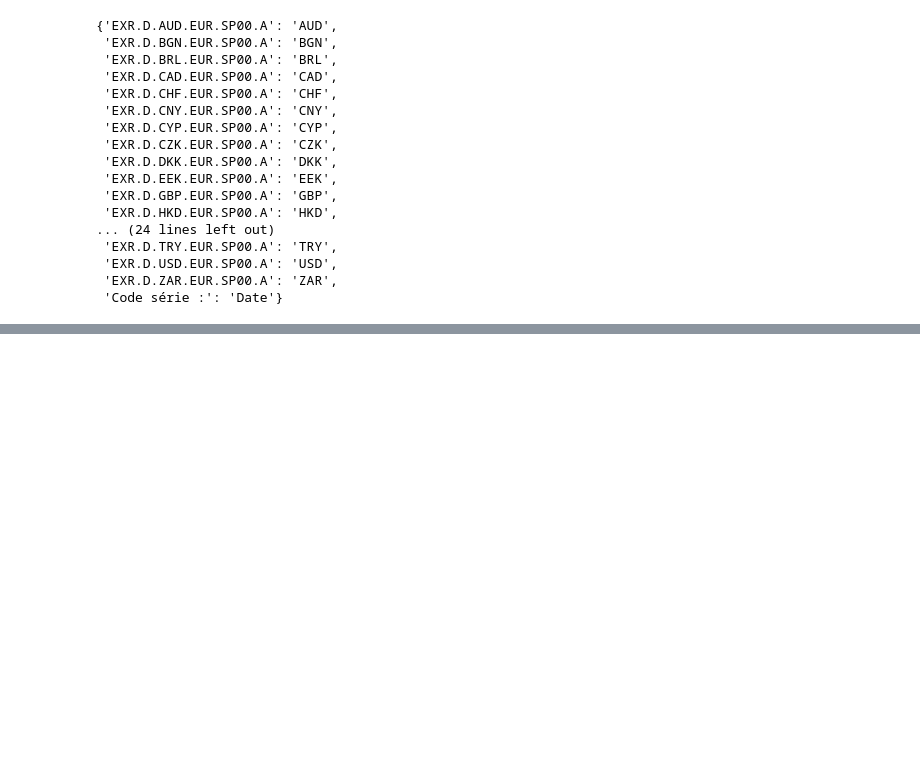
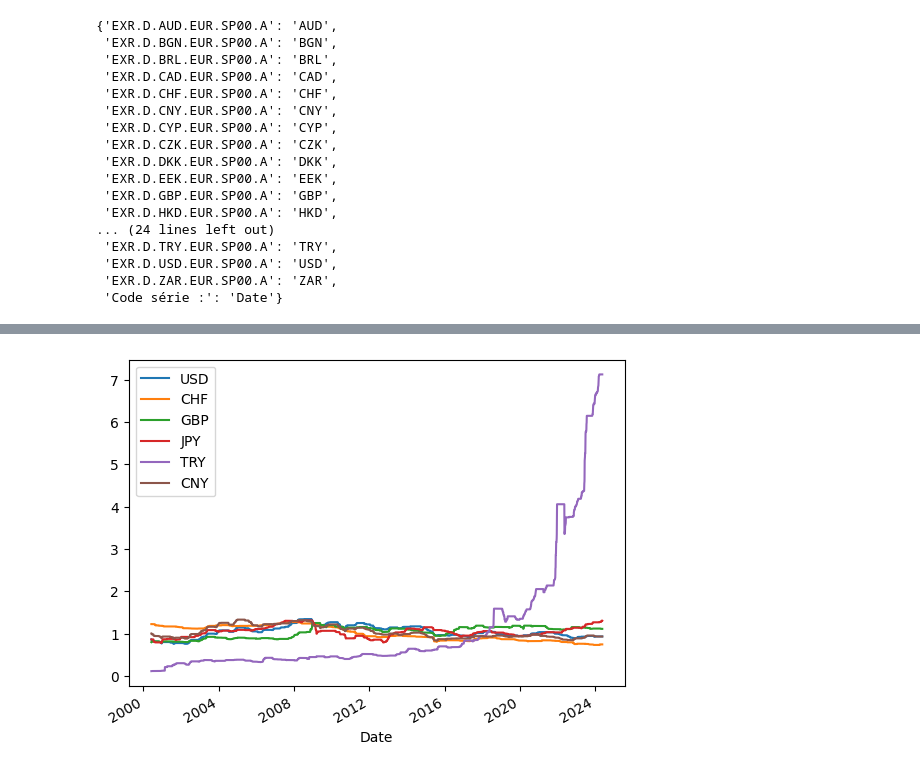
Before and after one commit to fran6w/TIDE, a Jupyter notebook: 03_TIDE_session.ipynb, the cells around one changed output, grey strips where cells are left out. Saved outputs shown, nothing was run; the diff lists cells and outputs as text; code cells hidden in the pictures; blank space fills up the shorter version.

```diff
--- a/03_TIDE_session.ipynb
+++ b/03_TIDE_session.ipynb
@@ -143,0 +228,4 @@ dico_cols
+# %%
+(df.dropna()/df.mean()).rolling(100).max().plot();
+# %% [output]
+[figure, added]
```
Also changed, not shown: parts of 20 cells of this notebook.
